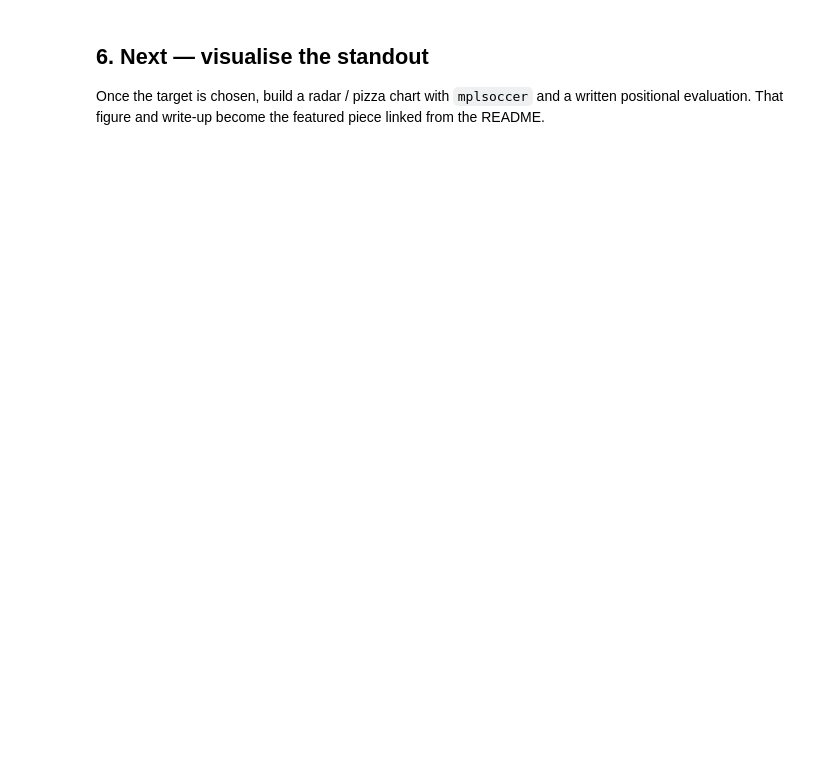
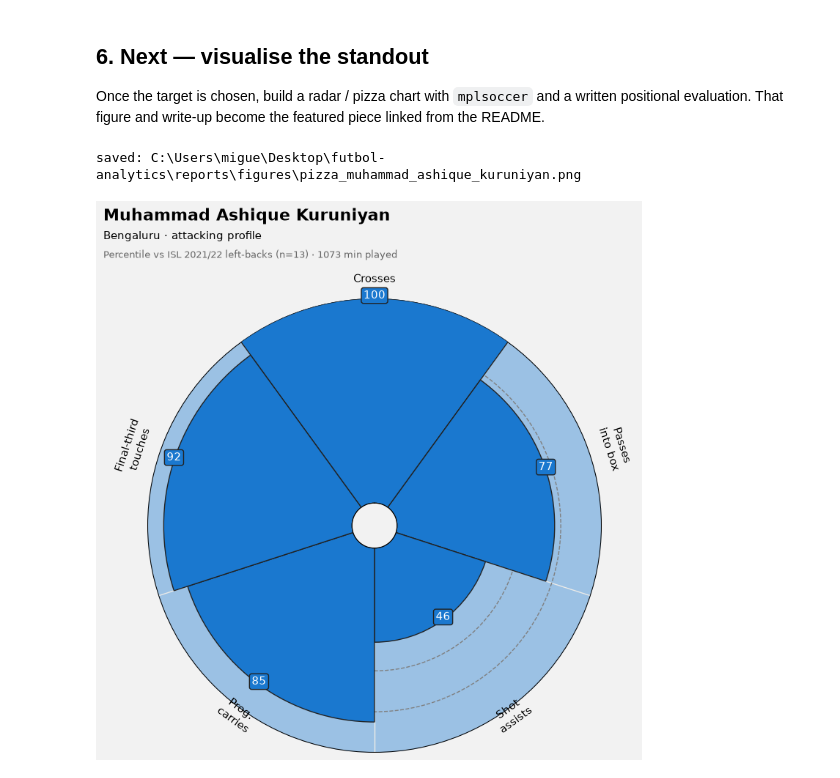
Before and after one commit to requenams/football-analytics, a Jupyter notebook: notebooks/01_left_back_offensive_profile.ipynb, the cells around one changed output. Drawn from its saved outputs; the diff is of its cells as text; code cells hidden in the pictures; blank space fills up the shorter version.

Commit message:
Add Swiss scouting pipeline and left-back offensive profile

```diff
--- a/notebooks/01_left_back_offensive_profile.ipynb
+++ b/notebooks/01_left_back_offensive_profile.ipynb
@@ -127,4 +178,49 @@ Once the target is chosen, build a radar / pizza chart with `mplsoccer` and a
 written positional evaluation. That figure and write-up become the featured
 piece linked from the README.
 # %%
-# mplsoccer visualisation goes here
+from mplsoccer import PyPizza
+
+PLAYER = "Muhammad Ashique Kuruniyan"
+
+params = ["Crosses", "Passes\ninto box", "Shot\nassists", "Prog.\ncarries", "Final-third\ntouches"]
+cols   = ["crosses_pctl", "box_passes_pctl", "shot_assists_pctl", "prog_carries_pctl", "f3_touches_pctl"]
+values = pct.loc[PLAYER, cols].astype(int).tolist()
+
+baker = PyPizza(
+    params=params,
+    straight_line_color="#EBEBE9",
+    straight_line_lw=1,
+    last_circle_lw=1.5,
+    other_circle_lw=1,
+    inner_circle_size=11,
+)
+fig, ax = baker.make_pizza(
+    values,
+    figsize=(8, 8.5),
+    color_blank_space="same",
+    slice_colors=["#1A78CF"] * 5,
+    value_colors=["#FFFFFF"] * 5,
+    value_bck_colors=["#1A78CF"] * 5,
+    blank_alpha=0.4,
+    kwargs_slices=dict(edgecolor="#222222", zorder=2, linewidth=1),
+    kwargs_params=dict(color="#000000", fontsize=11),
+    kwargs_values=dict(color="#FFFFFF", fontsize=11, zorder=3,
+                       bbox=dict(edgecolor="#222222", facecolor="#1A78CF",
+                                 boxstyle="round,pad=0.2", lw=1)),
+)
+
+team = profile.loc[PLAYER, "team"]
+mins = int(profile.loc[PLAYER, "minutes"])
+fig.text(0.05, 0.985, PLAYER, size=16, weight="bold", color="#000000")
+fig.text(0.05, 0.955, f"{team} · attacking profile", size=11, color="#000000")
+fig.text(0.05, 0.925,
+         f"Percentile vs ISL 2021/22 left-backs (n=13) · {mins} min played",
+         size=9, color="#666666")
+
+out = ROOT / "reports/figures"
+out.mkdir(parents=True, exist_ok=True)
+fig.savefig(out / f"pizza_{PLAYER.replace(' ', '_').lower()}.png", dpi=150, bbox_inches="tight")
+print("saved:", out / f"pizza_{PLAYER.replace(' ', '_').lower()}.png")
+# %% [output]
+saved: C:\Users\migue\Desktop\futbol-analytics\reports\figures\pizza_muhammad_ashique_kuruniyan.png
+[figure, added]
```
Also changed, not shown: parts of 4 cells of this notebook, 11 other files.
